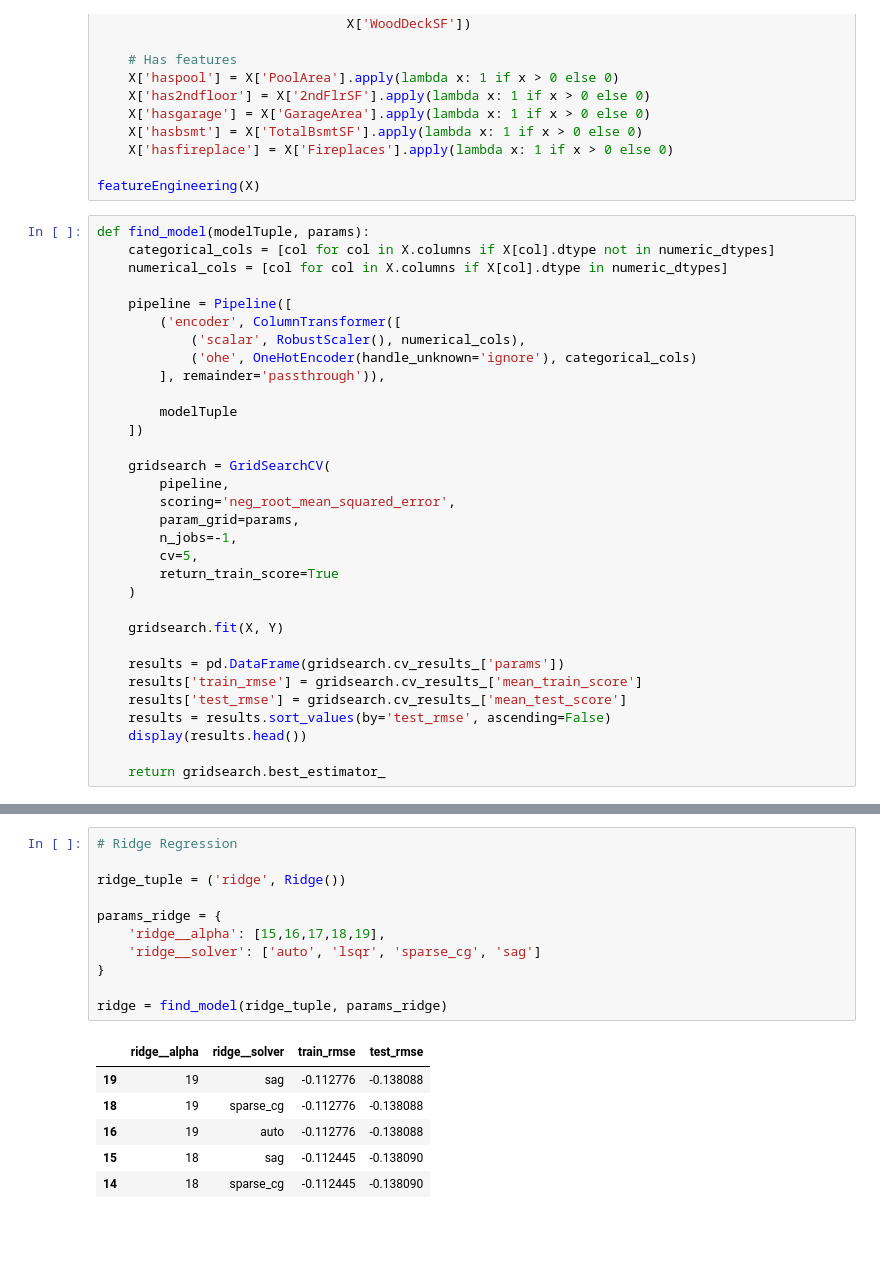
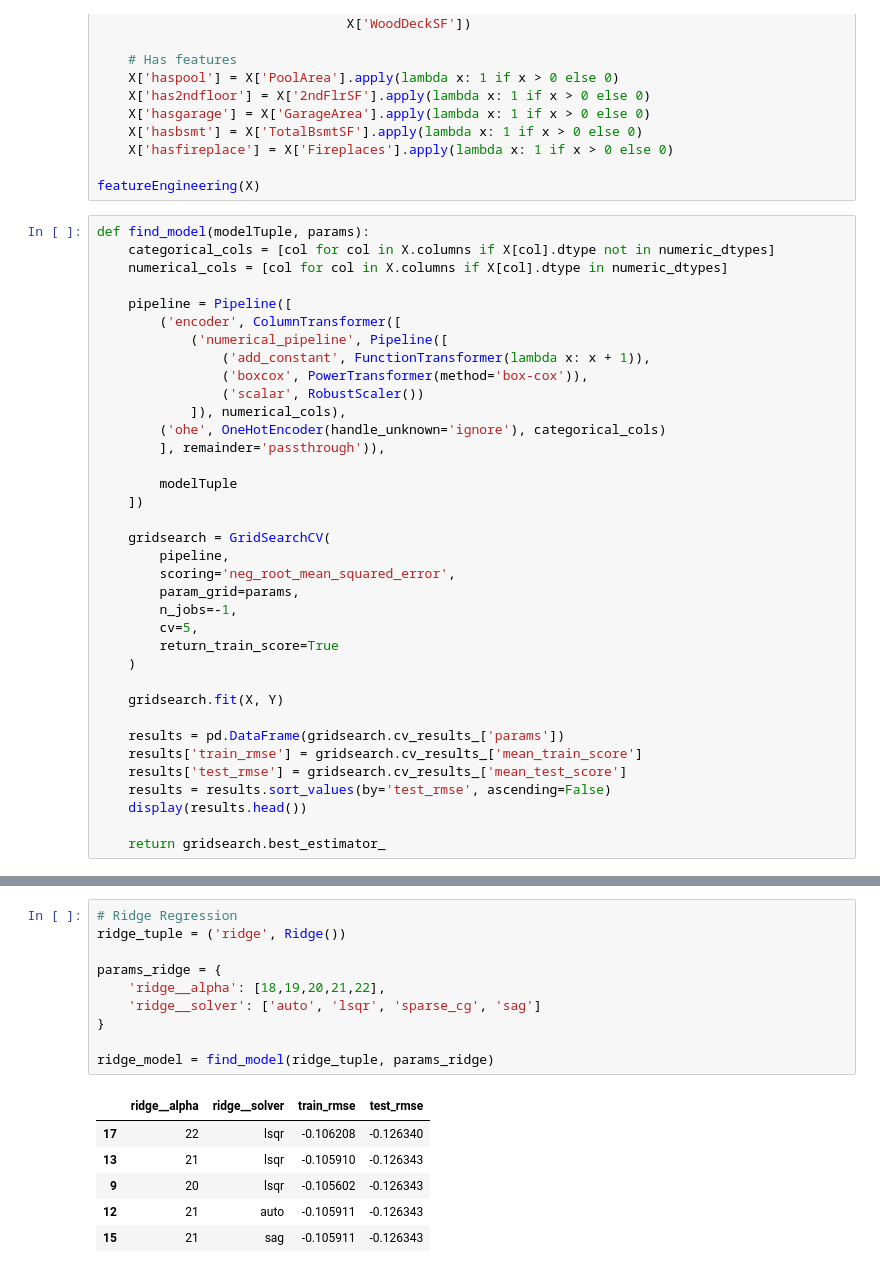
Before and after one commit to akhilkammila/housing-prices, a Jupyter notebook: model2.ipynb, the cells around one changed output, grey strips where cells are left out. Saved outputs shown, nothing was run; the diff lists cells and outputs as text; blank space fills up the shorter version.

Commit message:
added boxcox + ensembling models

```diff
--- a/model2.ipynb
+++ b/model2.ipynb
@@ -143,8 +144,12 @@ def find_model(modelTuple, params):
 
     pipeline = Pipeline([
         ('encoder', ColumnTransformer([
-            ('scalar', RobustScaler(), numerical_cols),
-            ('ohe', OneHotEncoder(handle_unknown='ignore'), categorical_cols)
+            ('numerical_pipeline', Pipeline([
+                ('add_constant', FunctionTransformer(lambda x: x + 1)),
+                ('boxcox', PowerTransformer(method='box-cox')),
+                ('scalar', RobustScaler())
+            ]), numerical_cols),
+        ('ohe', OneHotEncoder(handle_unknown='ignore'), categorical_cols)
         ], remainder='passthrough')),
 
         modelTuple
@@ -189,21 +194,20 @@ xgb = find_model(xgb_tuple, params_xgb)
 # %%
 # Ridge Regression
-
 ridge_tuple = ('ridge', Ridge())
 
 params_ridge = {
-    'ridge__alpha': [15,16,17,18,19],
+    'ridge__alpha': [18,19,20,21,22],
     'ridge__solver': ['auto', 'lsqr', 'sparse_cg', 'sag']
 }
 
-ridge = find_model(ridge_tuple, params_ridge)
+ridge_model = find_model(ridge_tuple, params_ridge)
 # %% [output]
 |  | ridge__alpha | ridge__solver | train_rmse | test_rmse |
-| 19 | 19 | sag | -0.112776 | -0.138088 |
-| 18 | 19 | sparse_cg | -0.112776 | -0.138088 |
-| 16 | 19 | auto | -0.112776 | -0.138088 |
-| 15 | 18 | sag | -0.112445 | -0.138090 |
-| 14 | 18 | sparse_cg | -0.112445 | -0.138090 |
+| 17 | 22 | lsqr | -0.106208 | -0.126340 |
+| 13 | 21 | lsqr | -0.105910 | -0.126343 |
+| 9 | 20 | lsqr | -0.105602 | -0.126343 |
+| 12 | 21 | auto | -0.105911 | -0.126343 |
+| 15 | 21 | sag | -0.105911 | -0.126343 |
 # %%
 # Lasso Regression
 lasso_tuple = ('lasso', Lasso())
```
Also changed, not shown: parts of 7 cells of this notebook, 1 other file.
